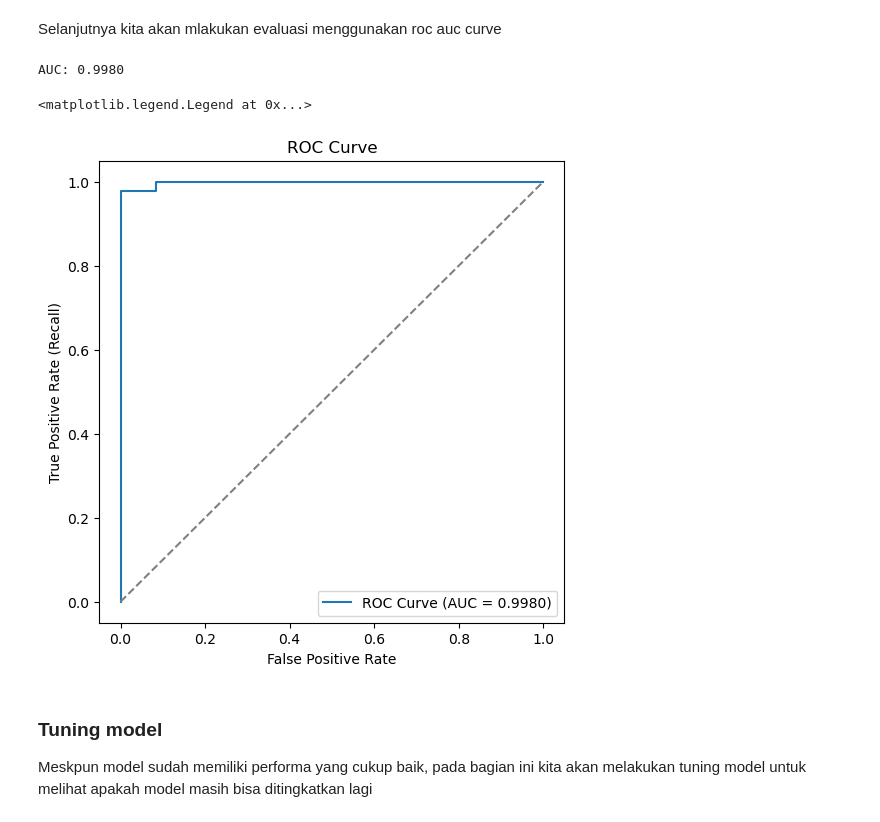
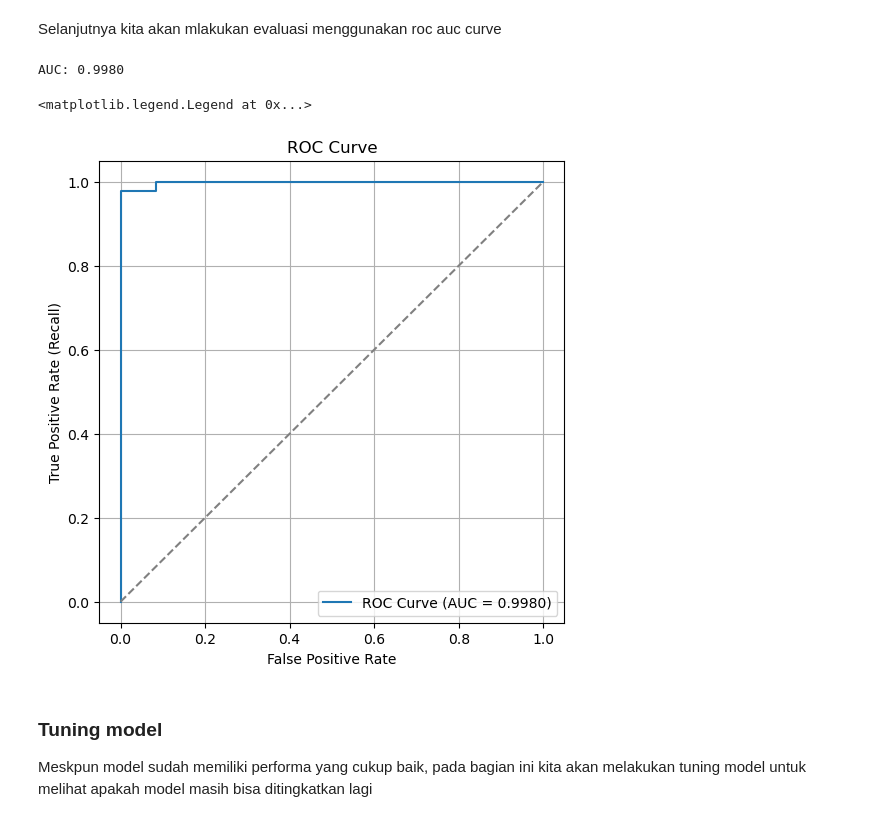
Before and after one commit to itsqal/analisa-tumor-klasifikasi-clustering, a Jupyter notebook: Analisis Prediktif dan Segmentasi Data Kanker Payudara.ipynb, the cells around one changed output. Cells and saved outputs as stored; diff of their text form; code cells hidden in the pictures.

```diff
--- a/Analisis Prediktif dan Segmentasi Data Kanker Payudara.ipynb
+++ b/Analisis Prediktif dan Segmentasi Data Kanker Payudara.ipynb
@@ -513,26 +519,27 @@ Selanjutnya kita akan mlakukan evaluasi menggunakan roc auc curve
 # %%
 from sklearn.metrics import roc_curve, roc_auc_score
 
 y_pred_prob = model.predict_proba(X_test_scaled)[:, 1]
 
 fpr, tpr, thresholds = roc_curve(y_test, y_pred_prob)
 
 # Hitung AUC
 auc_score = roc_auc_score(y_test, y_pred_prob)
 print(f"AUC: {auc_score:.4f}")
 
 # Plot ROC curve
 plt.figure(figsize=(6, 6))
 plt.plot(fpr, tpr, label=f"ROC Curve (AUC = {auc_score:.4f})")
 plt.plot([0, 1], [0, 1], linestyle='--', color='gray')
 plt.xlabel('False Positive Rate')
 plt.ylabel('True Positive Rate (Recall)')
 plt.title('ROC Curve')
+plt.grid(True)
 plt.legend()
 # %% [output]
 AUC: 0.9980
 <matplotlib.legend.Legend at 0x...>
-[figure, old version]
+[figure, new version]
 # %% [markdown]
 ### Tuning model
 
```
Also changed, not shown: parts of 19 cells of this notebook, 4 other files.
